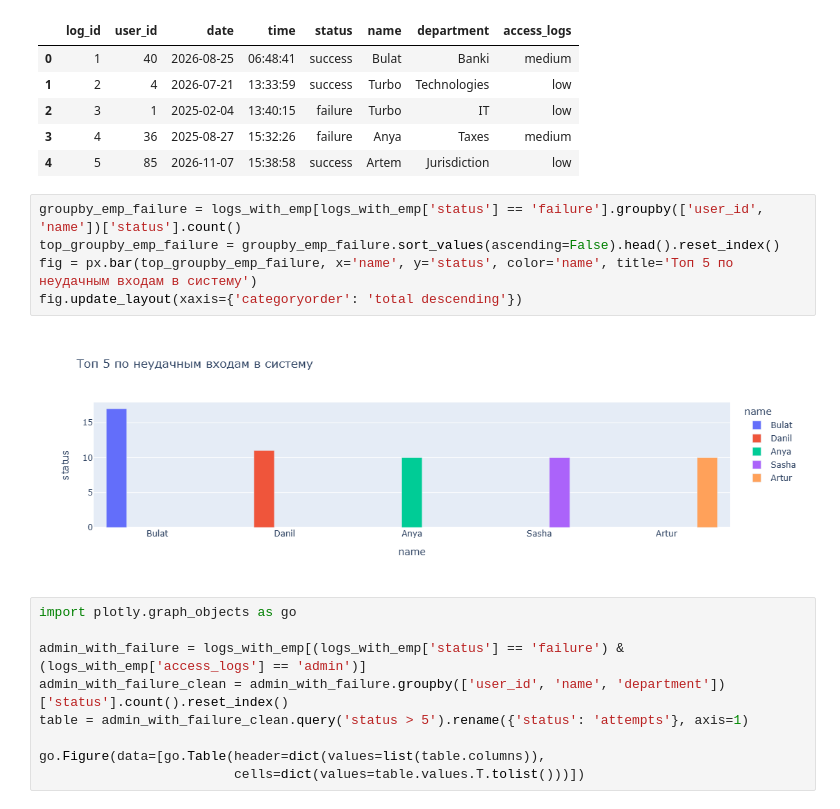
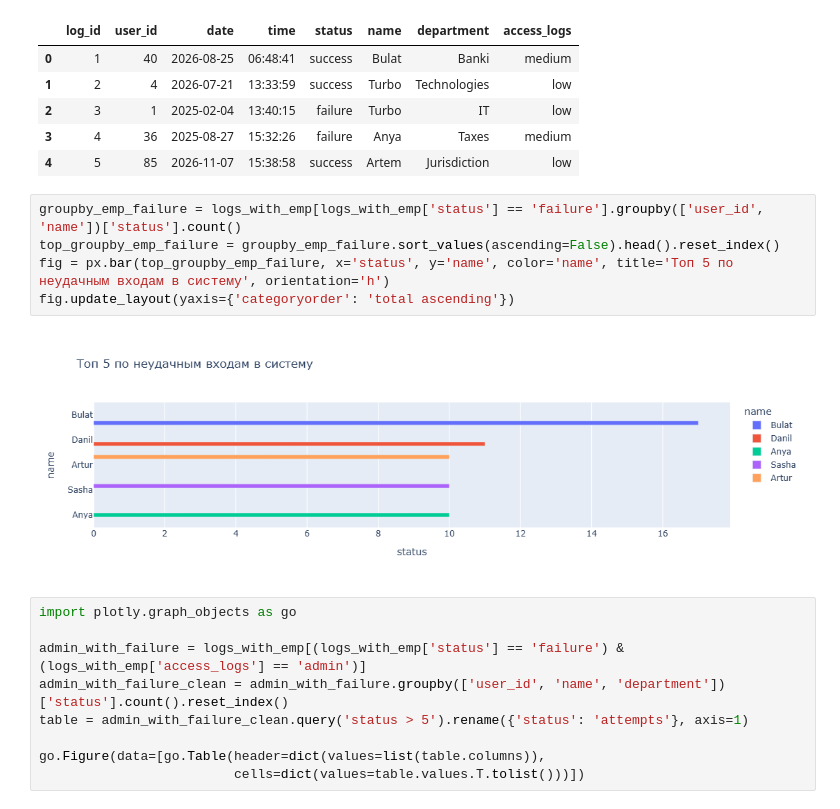
Before and after one commit to Safuanov888/Incident_dashboard, a Jupyter notebook: gen_data.ipynb, the cells around one changed output. Drawn from its saved outputs; the diff is of its cells as text.

```diff
--- a/gen_data.ipynb
+++ b/gen_data.ipynb
@@ -212,10 +212,10 @@ logs_with_emp.head()
 # %%
 groupby_emp_failure = logs_with_emp[logs_with_emp['status'] == 'failure'].groupby(['user_id', 'name'])['status'].count()
 top_groupby_emp_failure = groupby_emp_failure.sort_values(ascending=False).head().reset_index()
-fig = px.bar(top_groupby_emp_failure, x='name', y='status', color='name', title='Топ 5 по неудачным входам в систему')
-fig.update_layout(xaxis={'categoryorder': 'total descending'})
+fig = px.bar(top_groupby_emp_failure, x='status', y='name', color='name', title='Топ 5 по неудачным входам в систему', orientation='h')
+fig.update_layout(yaxis={'categoryorder': 'total ascending'})
 # %% [output]
-[figure, old version]
+[figure, new version]
 # %%
 import plotly.graph_objects as go
 
```
Also changed, not shown: 1 other file.
